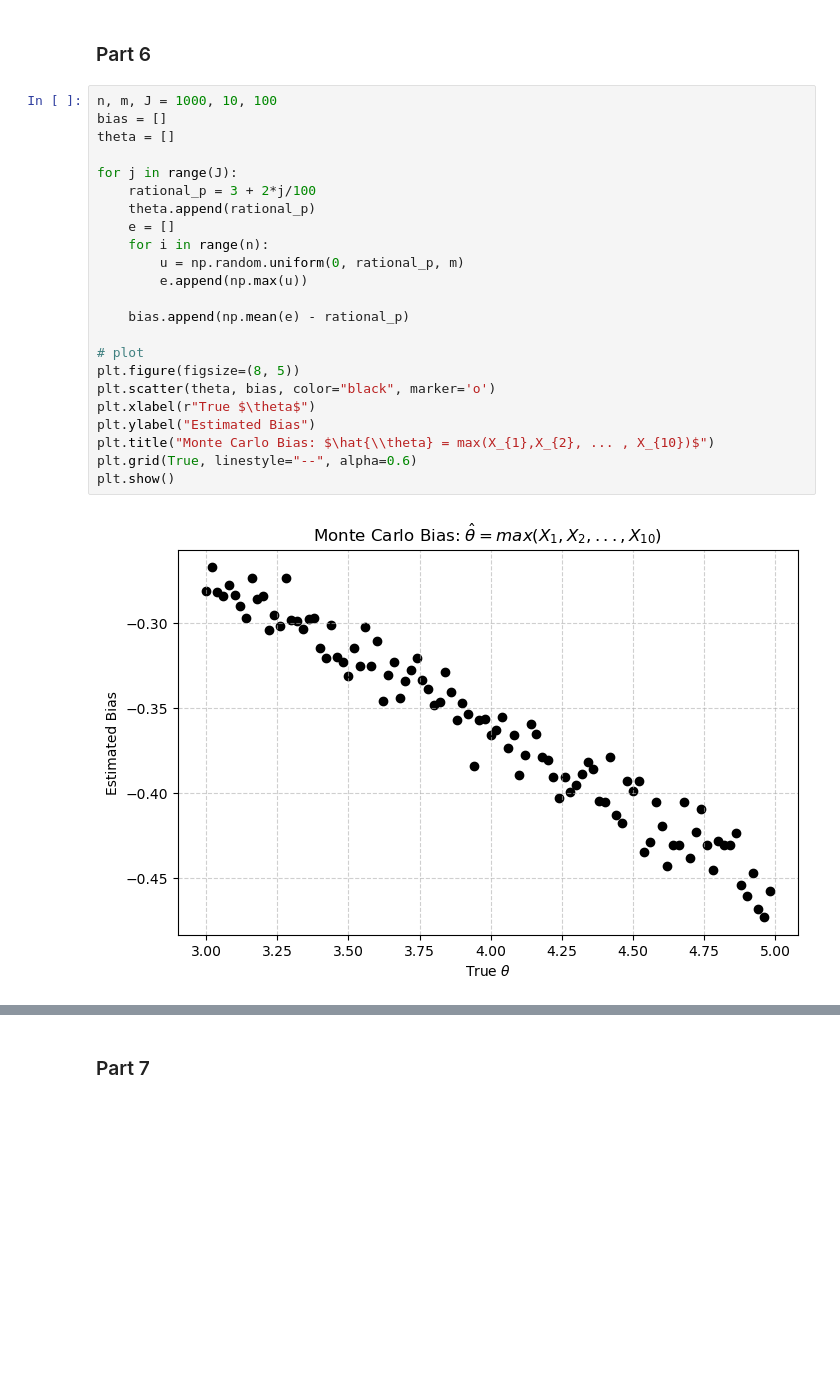
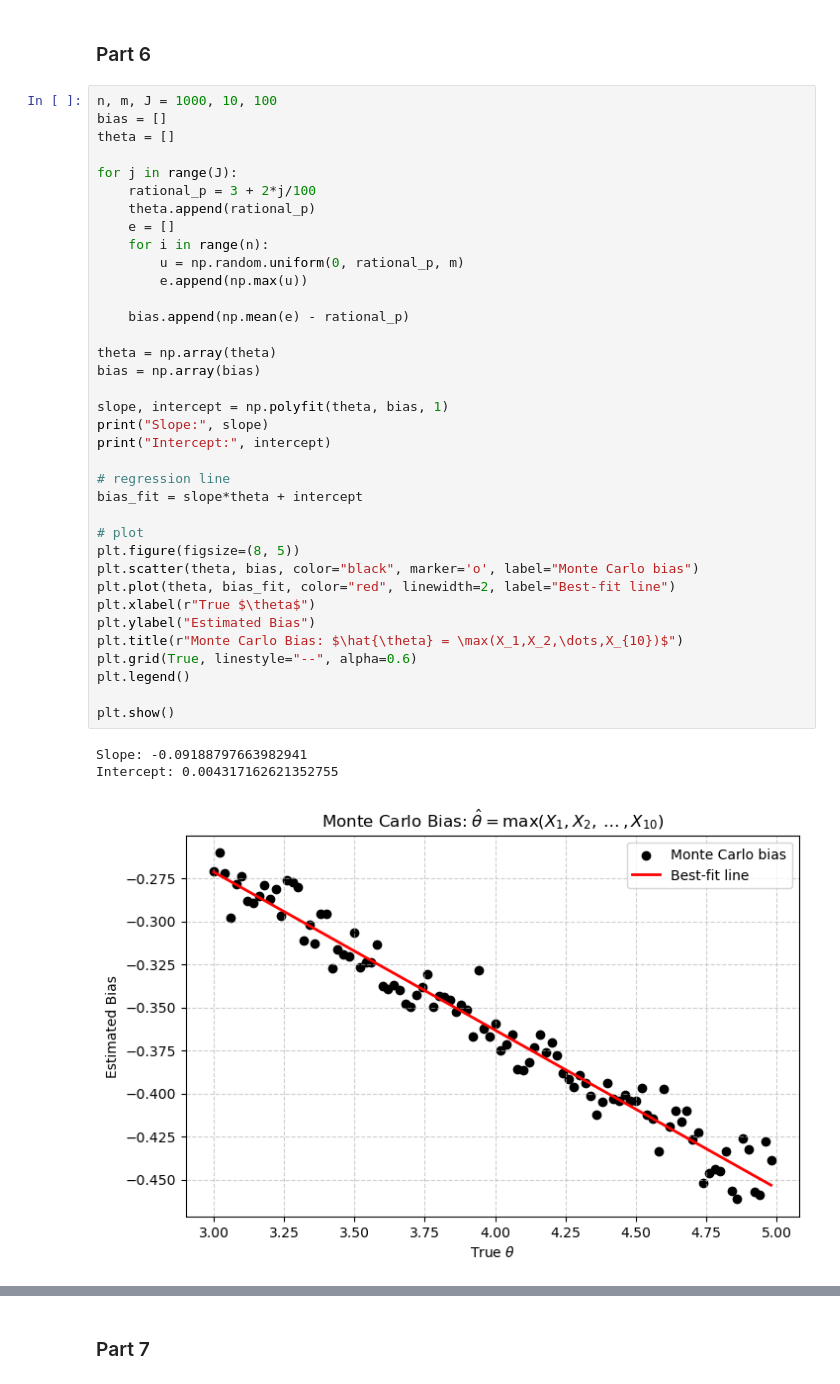
Before and after one commit to Ali-Raisolsadat/Ali-Raisolsadat.github.io, a Jupyter notebook: stat4110-code/chapter3/slide_code/lecture3_lecture_code_python.ipynb, the cells around one changed output, grey strips where cells are left out. Drawn from its saved outputs; the diff is of its cells as text; blank space fills up the shorter version.

```diff
--- a/stat4110-code/chapter3/slide_code/lecture3_lecture_code_python.ipynb
+++ b/stat4110-code/chapter3/slide_code/lecture3_lecture_code_python.ipynb
@@ -203,25 +203,40 @@ Importance Sampling Estimate: 0.447804
 # %%
 n, m, J = 1000, 10, 100
 bias = []
 theta = []
 
 for j in range(J):
     rational_p = 3 + 2*j/100
     theta.append(rational_p)
     e = []
     for i in range(n):
         u = np.random.uniform(0, rational_p, m)
         e.append(np.max(u))
 
     bias.append(np.mean(e) - rational_p)
 
+theta = np.array(theta)
+bias = np.array(bias)
+
+slope, intercept = np.polyfit(theta, bias, 1)
+print("Slope:", slope)
+print("Intercept:", intercept)
+
+# regression line
+bias_fit = slope*theta + intercept
+
 # plot
 plt.figure(figsize=(8, 5))
-plt.scatter(theta, bias, color="black", marker='o')
+plt.scatter(theta, bias, color="black", marker='o', label="Monte Carlo bias")
+plt.plot(theta, bias_fit, color="red", linewidth=2, label="Best-fit line")
 plt.xlabel(r"True $\theta$")
 plt.ylabel("Estimated Bias")
-plt.title("Monte Carlo Bias: $\hat{\\theta} = max(X_{1},X_{2}, ... , X_{10})$")
+plt.title(r"Monte Carlo Bias: $\hat{\theta} = \max(X_1,X_2,\dots,X_{10})$")
 plt.grid(True, linestyle="--", alpha=0.6)
+plt.legend()
+
 plt.show()
 # %% [output]
+Slope: -0.09188797663982941
+Intercept: 0.004317162621352755
-[figure, old version]
+[figure, new version]
```
Also changed, not shown: parts of 13 cells of this notebook, 9 other files.
